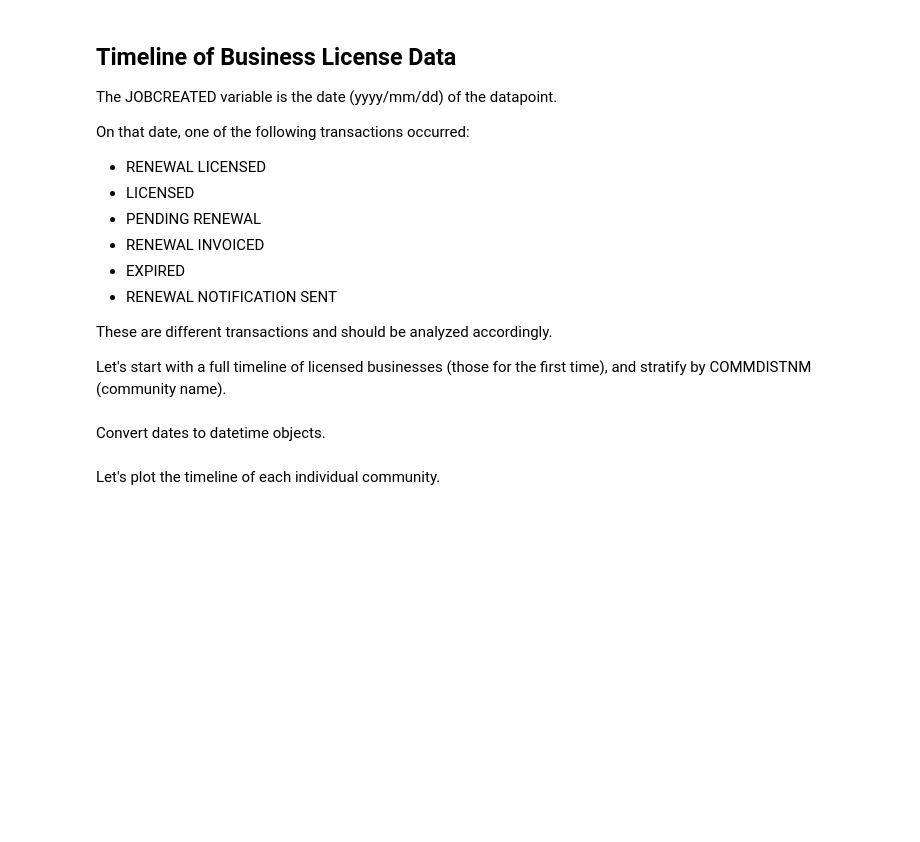
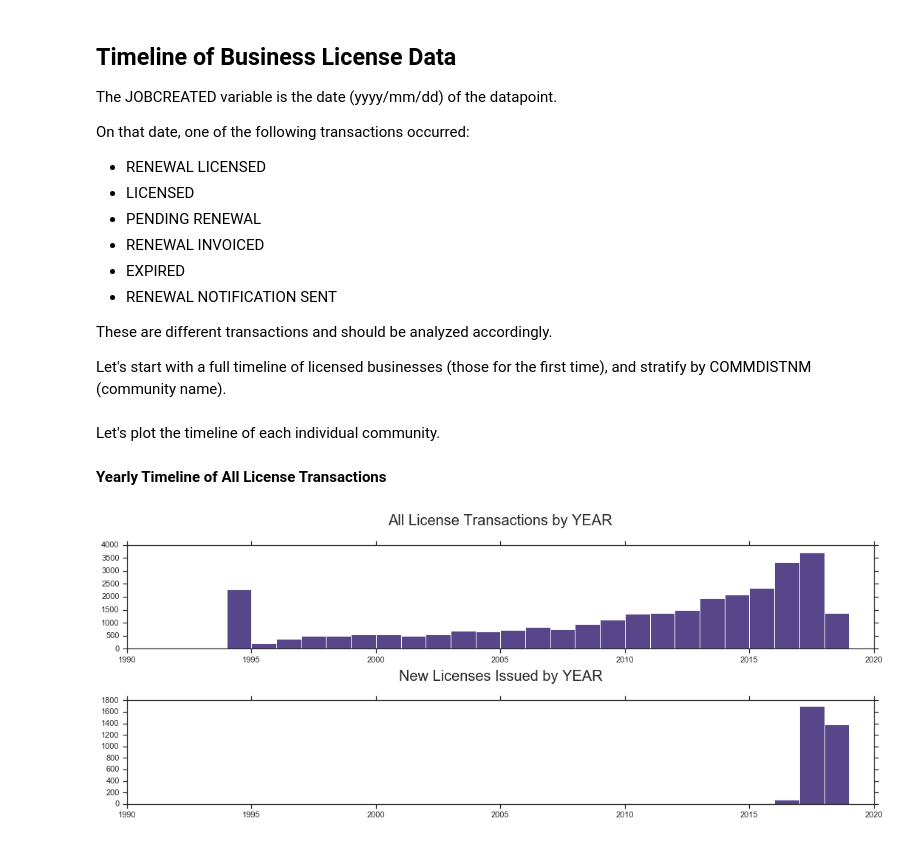
Before and after one commit to reubengazer/Calgary-Business-Licenses, a Jupyter notebook: Business_License_EDA.ipynb, the cells around one changed output. Drawn from its saved outputs; the diff is of its cells as text; code cells hidden in the pictures; blank space fills up the shorter version.

```diff
--- a/Business_License_EDA.ipynb
+++ b/Business_License_EDA.ipynb
@@ -199,18 +206,5 @@ On that date, one of the following transactions occurred:
 These are different transactions and should be analyzed accordingly.
 
 Let's start with a full timeline of licensed businesses (those for the first time), and stratify by COMMDISTNM (community name).
-# %% [markdown]
-Convert dates to datetime objects.
-# %%
-import datetime
-year, month, day = [int(x[:4]) for x in df['JOBCREATED']], [int(x[5:7]) for x in df['JOBCREATED']] ,[int(x[8:10]) for x in df['JOBCREATED']]
-dates = []
-
-for i in range(len(year)):
-    dt = pd.datetime(year=year[i],month=month[i],day=day[i])
-    dates.append(dt)
-
-# Assign a date column.
-df['Date'] = dates
 # %% [markdown]
 Let's plot the timeline of each individual community.
@@ -218,0 +211,19 @@ dfByComm = df.groupby('')
+# %% [markdown]
+**Yearly Timeline of All License Transactions**
+# %%
+# Two stacked subplots: (top) all transactions, (bottom) just new licenses opened
+
+fig,ax=plt.subplots(nrows=2,ncols=1,figsize=[15,6])
+ax[0].set_title('All License Transactions by YEAR\n',fontsize=20)
+years = [int(date.split('/')[0]) for date in df['JOBCREATED']]
+sns.distplot(years,kde=False,bins=[1990+i for i in range(30)],ax=ax[0],hist_kws={'alpha':0.9})
+
+ax[1].set_title('New Licenses Issued by YEAR\n',fontsize=20)
+new = df[df['JOBSTATUSDESC']=='LICENSED']
+years = [int(date.split('/')[0]) for date in new['JOBCREATED']]
+sns.distplot(years,kde=False,bins=[1990+i for i in range(30)],ax=ax[1],hist_kws={'alpha':0.9})
+
+plt.tight_layout()
+plt.subplots_adjust()
+# %% [output]
+[figure, added]
```
Also changed, not shown: parts of 14 cells of this notebook, 1 other file.
